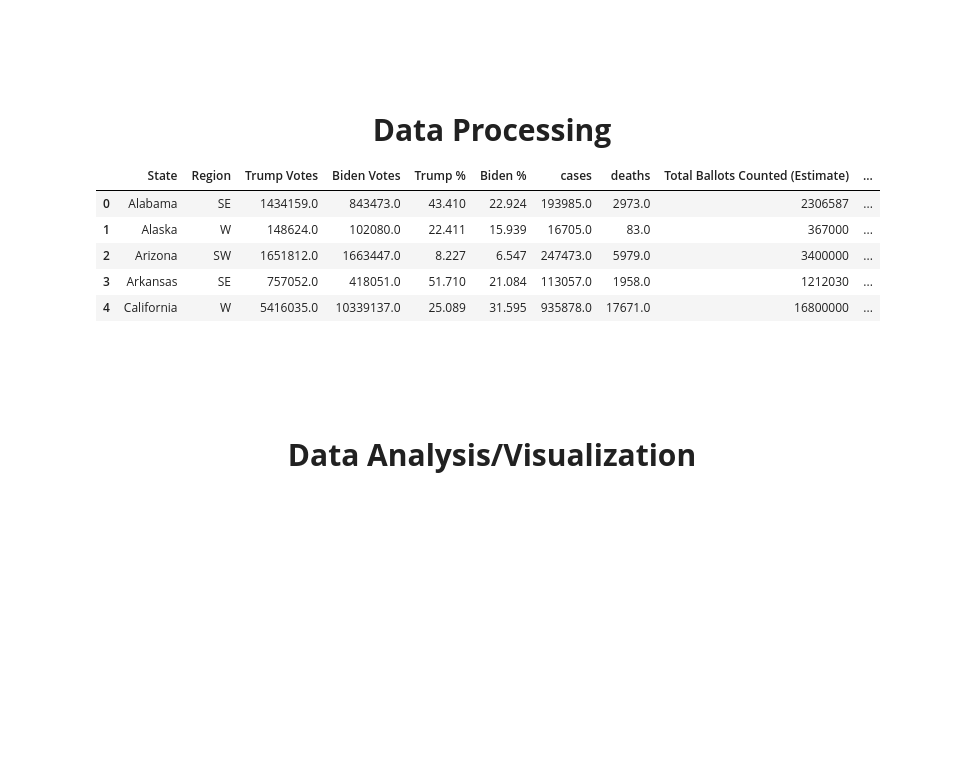
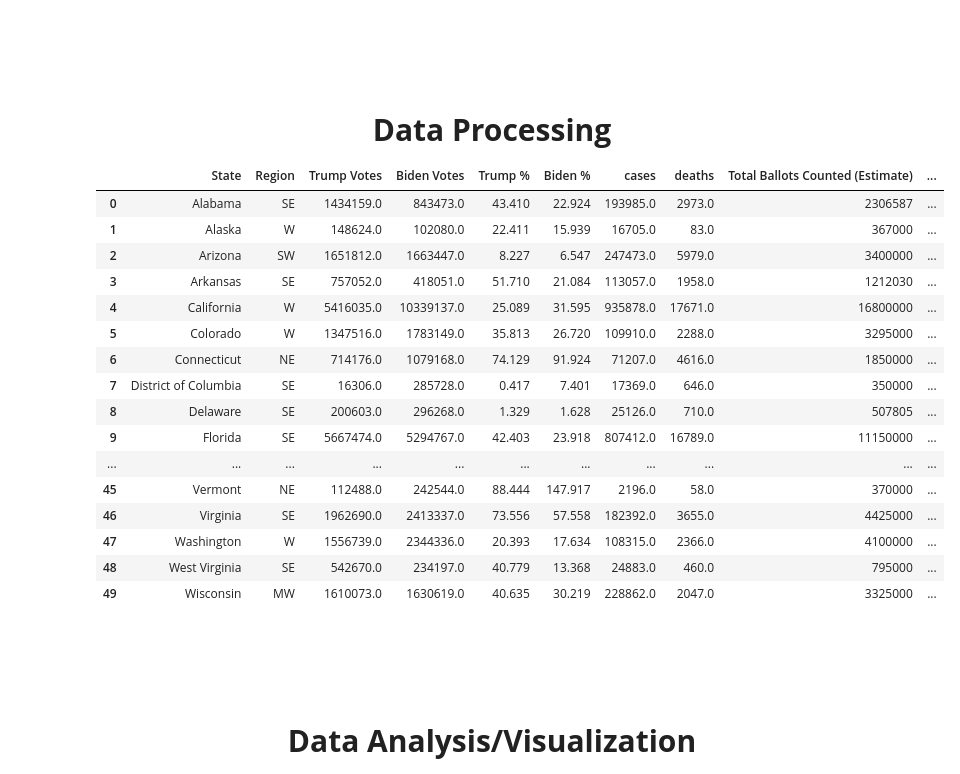
Before and after one commit to Nnaga1/COVID19-and-the-2020-election, a Jupyter notebook: final_tut.ipynb, the cells around one changed output. Drawn from its saved outputs; the diff is of its cells as text; code cells hidden in the pictures; blank space fills up the shorter version.

```diff
--- a/final_tut.ipynb
+++ b/final_tut.ipynb
@@ -96,34 +96,47 @@ electional = electional[['state','percentage20_Donald_Trump',
 states = ["AL", "AK", "AZ", "AR", "CA", "CO", "CT", "DC", "DE", "FL", "GA", "HI", "ID", "IL", "IN", "IA", "KS", "KY", "LA", "ME", "MD", "MA", "MI", "MN", "MS", "MO", "MT", "NE", "NV", "NH", "NJ", "NM", "NY", "NC", "ND", "OH", "OK", "OR", "PA", "RI", "SC", "SD", "TN", "TX", "UT", "VT", "VA", "WA", "WV", "WI", "WY"]
 
 states_holder = []
 d = electional.loc[electional['state'] == 'SC']
 for s in states:
     d = electional.loc[electional['state'] == s]
     d = pd.DataFrame(d)
     states_holder.append(d)
 
 for i in range(50):
     states_holder[i] = replacer(states_holder[i])
     states_holder[i] = states_holder[i].groupby(['state'], as_index = False).sum()
     states_holder[i] = states_holder[i].rename(columns = {'state' : 'State Abv'})
 
 electional = pd.concat(states_holder)
 del electional['state']
 
 final_data = pd.merge(electional, data, on = 'State Abv', how = 'left').dropna()
 final_data = final_data.rename(columns = {'percentage20_Donald_Trump' : 'Trump %','percentage20_Joe_Biden' : 'Biden %', 'total_votes20' : 'Total votes',
 'votes20_Donald_Trump' : 'Trump Votes', 'votes20_Joe_Biden' : 'Biden Votes'})
 
 final_data = final_data[['State','Region','Trump Votes','Biden Votes','Trump %','Biden %','cases','deaths','Total Ballots Counted (Estimate)', 'VEP Turnout Rate','Voting-Eligible Population (VEP)', 'Voting-Age Population (VAP)','% Citizen','% Non-citizen']]
 
-final_data.head()
+final_data['Covid Cases to Population Ratio'] = (final_data['cases'] / final_data['Voting-Age Population (VAP)']) * 100
+
+final_data
 # %% [output]
 |  | State | Region | Trump Votes | Biden Votes | Trump % | Biden % | cases | deaths | Total Ballots Counted (Estimate) | ... |
 | 0 | Alabama | SE | 1434159.0 | 843473.0 | 43.410 | 22.924 | 193985.0 | 2973.0 | 2306587 | ... |
 | 1 | Alaska | W | 148624.0 | 102080.0 | 22.411 | 15.939 | 16705.0 | 83.0 | 367000 | ... |
 | 2 | Arizona | SW | 1651812.0 | 1663447.0 | 8.227 | 6.547 | 247473.0 | 5979.0 | 3400000 | ... |
 | 3 | Arkansas | SE | 757052.0 | 418051.0 | 51.710 | 21.084 | 113057.0 | 1958.0 | 1212030 | ... |
 | 4 | California | W | 5416035.0 | 10339137.0 | 25.089 | 31.595 | 935878.0 | 17671.0 | 16800000 | ... |
+| 5 | Colorado | W | 1347516.0 | 1783149.0 | 35.813 | 26.720 | 109910.0 | 2288.0 | 3295000 | ... |
+| 6 | Connecticut | NE | 714176.0 | 1079168.0 | 74.129 | 91.924 | 71207.0 | 4616.0 | 1850000 | ... |
+| 7 | District of Columbia | SE | 16306.0 | 285728.0 | 0.417 | 7.401 | 17369.0 | 646.0 | 350000 | ... |
+| 8 | Delaware | SE | 200603.0 | 296268.0 | 1.329 | 1.628 | 25126.0 | 710.0 | 507805 | ... |
+| 9 | Florida | SE | 5667474.0 | 5294767.0 | 42.403 | 23.918 | 807412.0 | 16789.0 | 11150000 | ... |
+| ... | ... | ... | ... | ... | ... | ... | ... | ... | ... | ... |
+| 45 | Vermont | NE | 112488.0 | 242544.0 | 88.444 | 147.917 | 2196.0 | 58.0 | 370000 | ... |
+| 46 | Virginia | SE | 1962690.0 | 2413337.0 | 73.556 | 57.558 | 182392.0 | 3655.0 | 4425000 | ... |
+| 47 | Washington | W | 1556739.0 | 2344336.0 | 20.393 | 17.634 | 108315.0 | 2366.0 | 4100000 | ... |
+| 48 | West Virginia | SE | 542670.0 | 234197.0 | 40.779 | 13.368 | 24883.0 | 460.0 | 795000 | ... |
+| 49 | Wisconsin | MW | 1610073.0 | 1630619.0 | 40.635 | 30.219 | 228862.0 | 2047.0 | 3325000 | ... |
 # %% [markdown]
 <br><br><br><br>
 <center><div style="font-size: 30px"> <b>Data Analysis/Visualization</b> </center>
```
Also changed, not shown: parts of 3 cells of this notebook.
